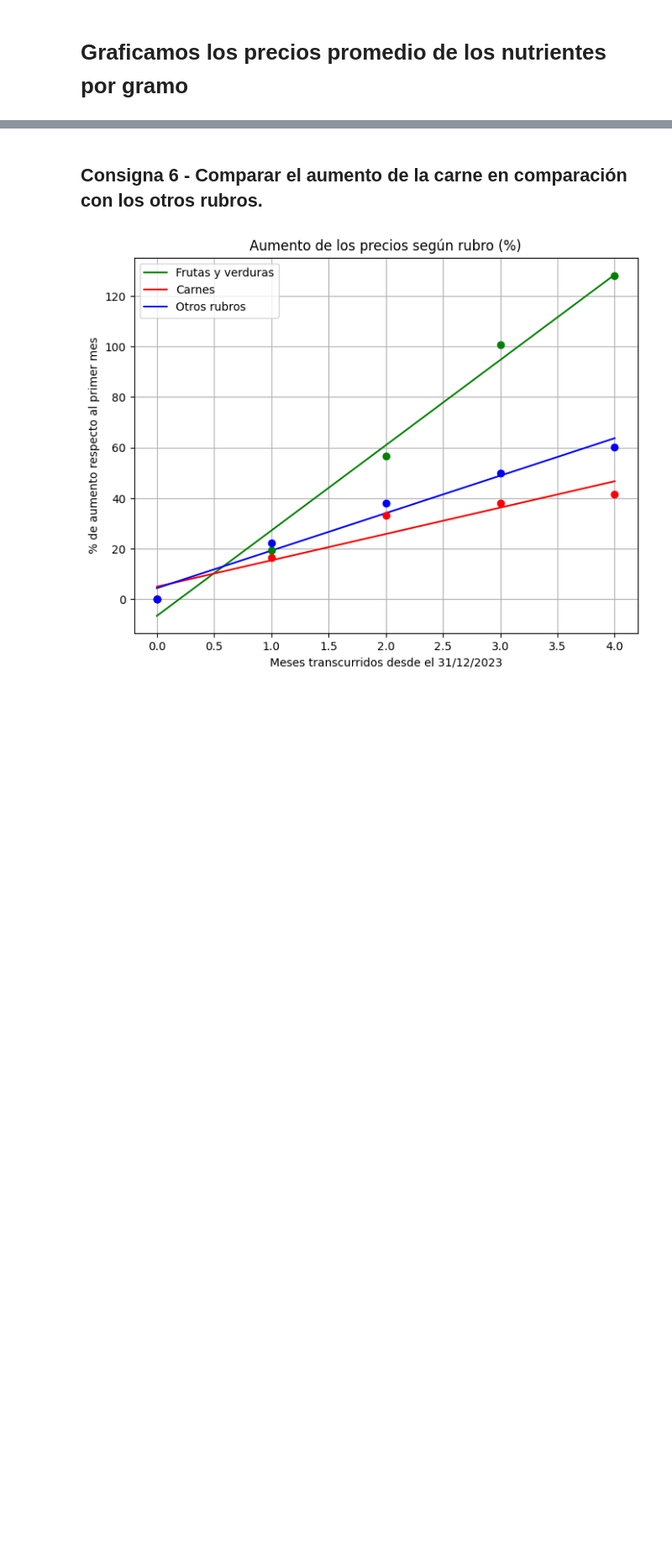
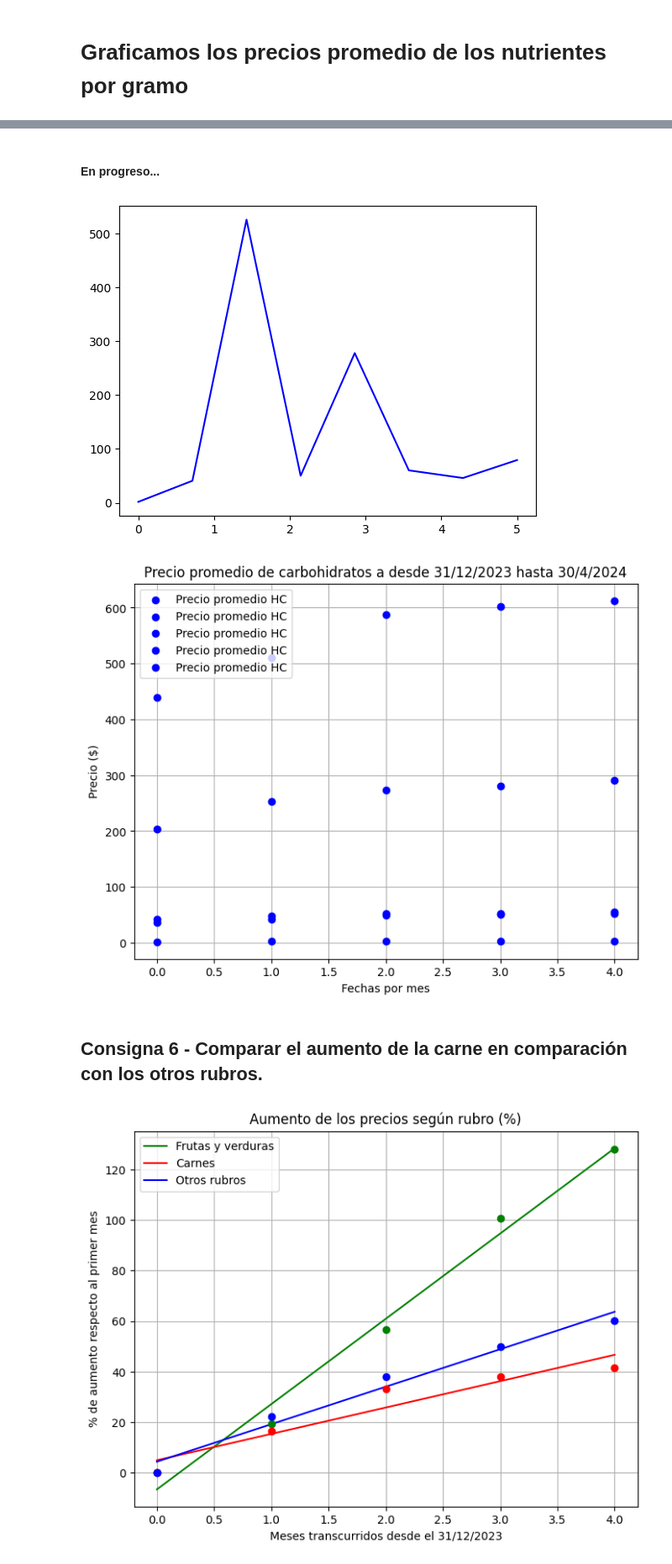
Before and after one commit to r3ch1rd/TP2alc, a Jupyter notebook: TP2alc.ipynb, the cells around one changed output, grey strips where cells are left out. Shown at 84% size. Drawn from its saved outputs; the diff is of its cells as text; code cells hidden in the pictures; blank space fills up the shorter version.

```diff
--- a/TP2alc.ipynb
+++ b/TP2alc.ipynb
@@ -316,19 +318,9 @@ for i in range(grasas.shape[0]):
 
 grasas = grasas[grasas['Grasas (gr)'] != 0]
 
-grasas.iloc[:,1:] = grasas.iloc[:,1:].div(grasas['Grasas (gr)'], axis=0)
+grasas = grasas.iloc[:,1:].div(grasas['Grasas (gr)'], axis=0)
 
-promedioGrasas_fecha = [grasas.iloc[:,3].sum()/grasas.shape[0], grasas.iloc[:,4].sum()/grasas.shape[0], grasas.iloc[:,5].sum()/grasas.shape[0], grasas.iloc[:,6].sum()/grasas.shape[0], grasas.iloc[:,7].sum()/grasas.shape[0]]
+#Lista con todos los precios de gramo de grasa para la primera fecha, luego la segunda...
+PreciosGramoDeGrasa = [grasas['31/12/2023'].tolist(), grasas['31/1/2024'].tolist(), grasas['29/2/2024'].tolist(), grasas['31/3/2024'].tolist(), grasas['30/4/2024'].tolist()]
 # %% [markdown]
 # Función cuadrados mínimos
-# %%
-# Defino la función de mínimos cuadrados, esta recibe un la matriz X de 5x2 y el vector Y de 5x1, para X la primera
-# columna son unos y la segunda son los meses transcurridos, e Y son los promedios de los aumentos de precio por mes
-# transcurrido.
-
-def minimosCuadrados(X,Y):
-    X_t = np.transpose(X)
-    A = X_t @ X
-    b = X_t @ Y
-    c = np.linalg.solve(A,b)
-    return c
@@ -418,3 +365,41 @@ plt.show()
+# %% [markdown]
+#### En progreso...
+# %%
+X = np.array([[1,0],[1,1],[1,2],[1,3],[1,4]])
+
+Y = PreciosGramoDeGrasa
+
+x = minimosCuadrados(X,Y)
+
+a = x[0]
+b = x[1]
+
+# Generar valores de x para la recta
+r = np.linspace(0,5,100)
+y_line = a + b * r
+
+# Graficar la recta y = a + bx
+plt.plot(r, y_line, color='blue')
+
+# Crear el gráfico
+plt.figure(figsize=(8, 6))
+
+# Definir el conjunto de puntos y graficarlos
+points_x = np.array([0, 1, 2, 3, 4])
+points_y =
+
+# Añadir etiquetas y título
+plt.xlabel('Fechas por mes')
+plt.ylabel('Precio ($)')
+plt.title('Precio promedio de carbohidratos a desde 31/12/2023 hasta 30/4/2024')
+plt.legend()
+
+# Mostrar el gráfico
+plt.grid(True)
+plt.show()
+# %% [output]
+[figure, added]
+[figure, added]
 # %% [markdown]
 ## Consigna 6 - Comparar el aumento de la carne en comparación con los otros rubros.
 # %%
```
Also changed, not shown: parts of 8 cells of this notebook.
